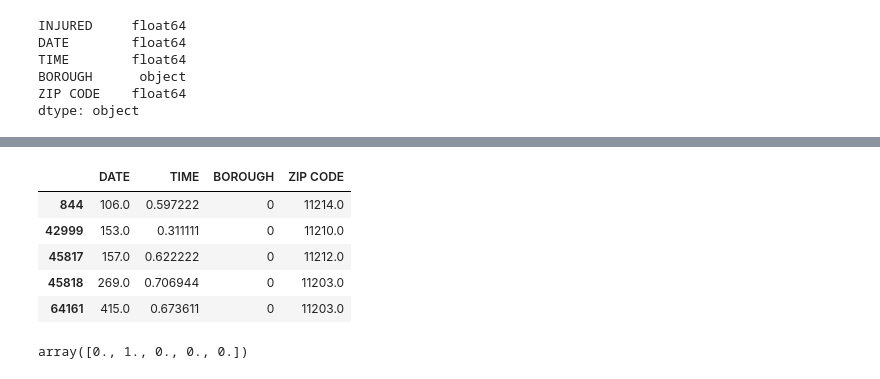
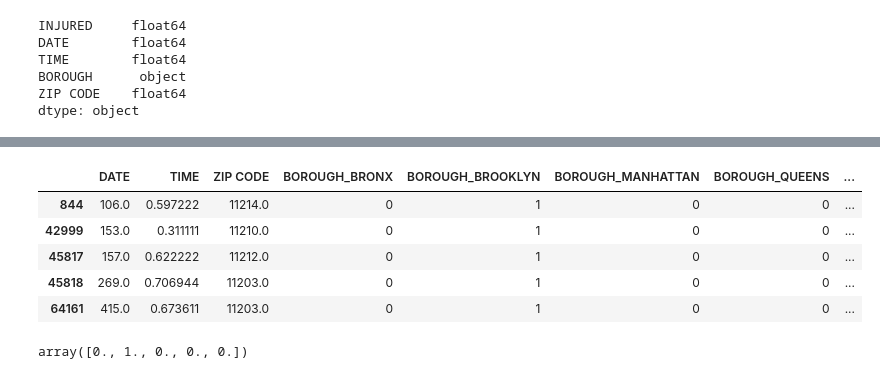
Before and after one commit to danioc94/NYC_Vehicle_Collision_Prediction, a Jupyter notebook: nyc_injury_predictions.ipynb, the cells around one changed output, grey strips where cells are left out. Drawn from its saved outputs; the diff is of its cells as text; code cells hidden in the pictures.

```diff
--- a/NYC MLM-Injured.ipynb
+++ b/nyc_injury_predictions.ipynb
@@ -231,11 +231,6 @@ BOROUGH      object
 ZIP CODE    float64
 dtype: object
 # %%
-# Custom encoding boroughs
-borough_mapping = {
-    "BROOKLYN": 0,
-    "BRONX": 1,
-    "QUEENS": 2,
-    "MANHATTAN": 3,
-    "STATEN ISLAND": 4
-}
+# Hot encoding boroughs
+Injuries_binary_encoded = pd.get_dummies(df, columns=["BOROUGH"])
+Injuries_binary_encoded
@@ -261,14 +251,14 @@ df
 # %%
 # Define the features set.
-X = df.copy()
+X = Injuries_binary_encoded.copy()
 X = X.drop("INJURED", axis=1)
 X.head()
 # %% [output]
-|  | DATE | TIME | BOROUGH | ZIP CODE |
-| 844 | 106.0 | 0.597222 | 0 | 11214.0 |
-| 42999 | 153.0 | 0.311111 | 0 | 11210.0 |
-| 45817 | 157.0 | 0.622222 | 0 | 11212.0 |
-| 45818 | 269.0 | 0.706944 | 0 | 11203.0 |
-| 64161 | 415.0 | 0.673611 | 0 | 11203.0 |
+|  | DATE | TIME | ZIP CODE | BOROUGH_BRONX | BOROUGH_BROOKLYN | BOROUGH_MANHATTAN | BOROUGH_QUEENS | ... |
+| 844 | 106.0 | 0.597222 | 11214.0 | 0 | 1 | 0 | 0 | ... |
+| 42999 | 153.0 | 0.311111 | 11210.0 | 0 | 1 | 0 | 0 | ... |
+| 45817 | 157.0 | 0.622222 | 11212.0 | 0 | 1 | 0 | 0 | ... |
+| 45818 | 269.0 | 0.706944 | 11203.0 | 0 | 1 | 0 | 0 | ... |
+| 64161 | 415.0 | 0.673611 | 11203.0 | 0 | 1 | 0 | 0 | ... |
 # %%
 # Define the target set.
```
Also changed, not shown: parts of 19 cells of this notebook, 4 other files.
